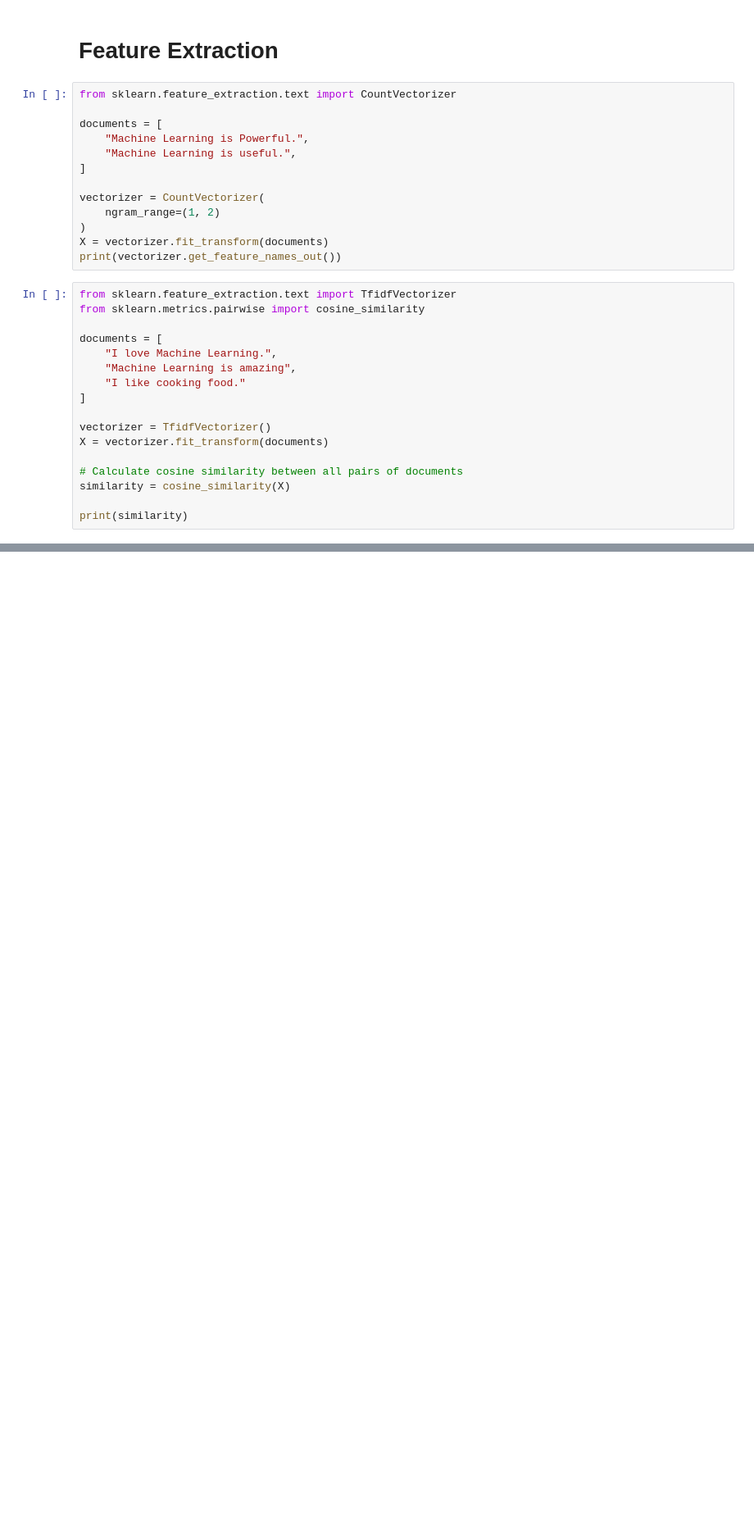
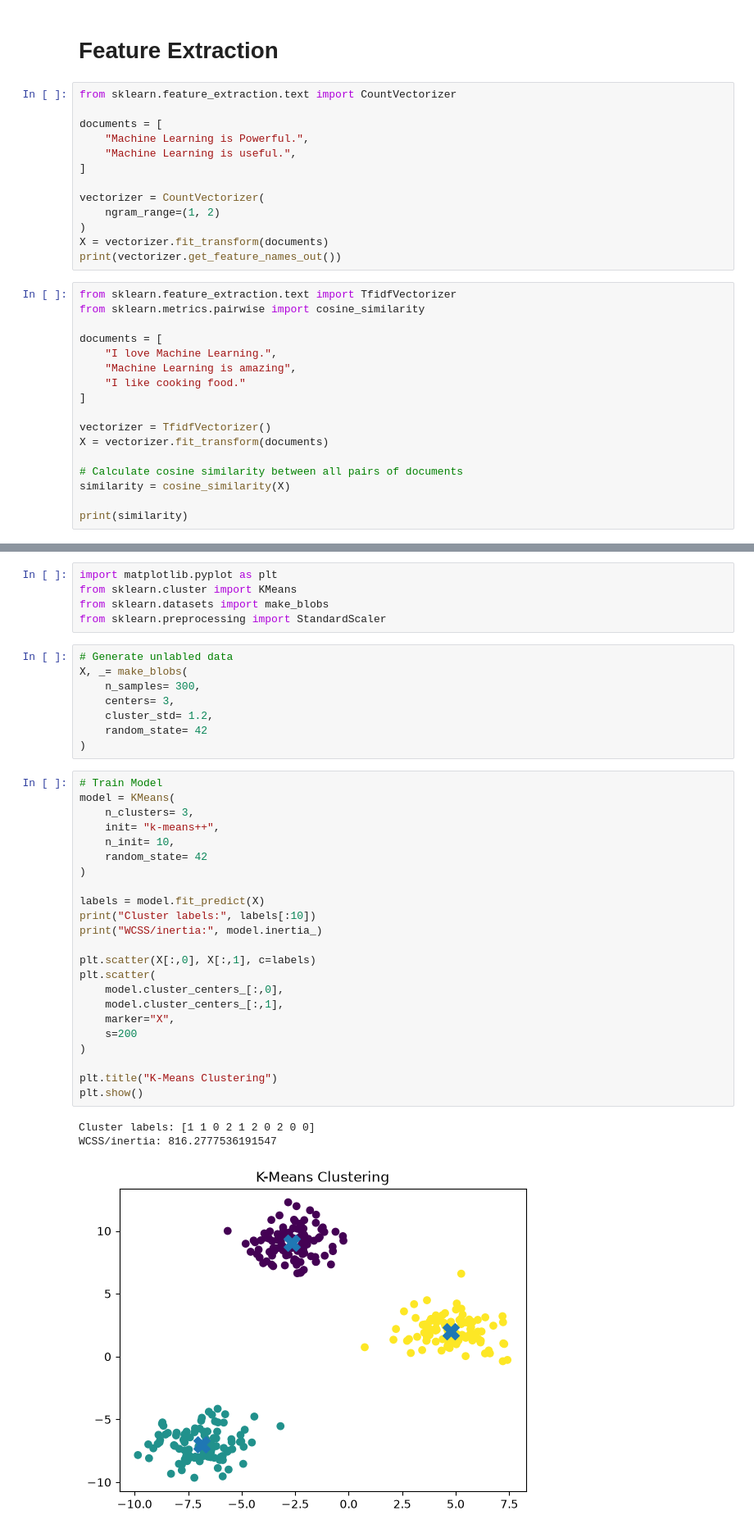
Before and after one commit to moneem-hub/AIML, a Jupyter notebook: ClassPractice.ipynb, the cells around one changed output, grey strips where cells are left out. Shown at 82% size. Saved outputs shown, nothing was run; the diff lists cells and outputs as text; blank space fills up the shorter version.

```diff
--- a/ClassPractice.ipynb
+++ b/ClassPractice.ipynb
@@ -916,0 +932,40 @@ print(similarity)
+# %%
+import matplotlib.pyplot as plt
+from sklearn.cluster import KMeans
+from sklearn.datasets import make_blobs
+from sklearn.preprocessing import StandardScaler
+# %%
+# Generate unlabled data
+X, _= make_blobs(
+    n_samples= 300,
+    centers= 3,
+    cluster_std= 1.2,
+    random_state= 42
+)
+# %%
+# Train Model
+model = KMeans(
+    n_clusters= 3,
+    init= "k-means++",
+    n_init= 10,
+    random_state= 42
+)
+
+labels = model.fit_predict(X)
+print("Cluster labels:", labels[:10])
+print("WCSS/inertia:", model.inertia_)
+
+plt.scatter(X[:,0], X[:,1], c=labels)
+plt.scatter(
+    model.cluster_centers_[:,0],
+    model.cluster_centers_[:,1],
+    marker="X",
+    s=200
+)
+
+plt.title("K-Means Clustering")
+plt.show()
+# %% [output]
+Cluster labels: [1 1 0 2 1 2 0 2 0 0]
+WCSS/inertia: 816.2777536191547
+[figure, added]
```
Also changed, not shown: parts of 16 cells of this notebook.
